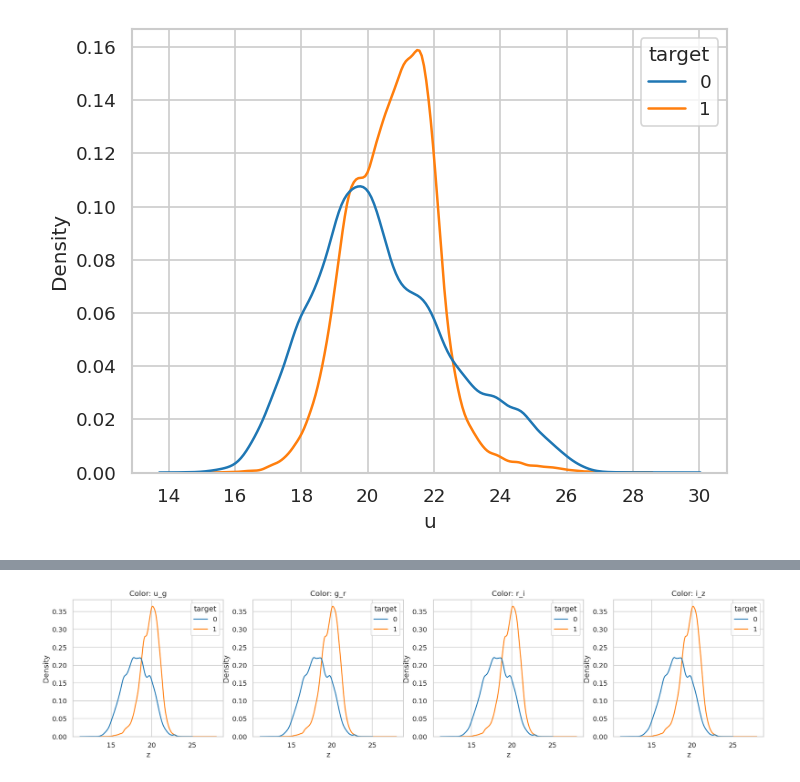
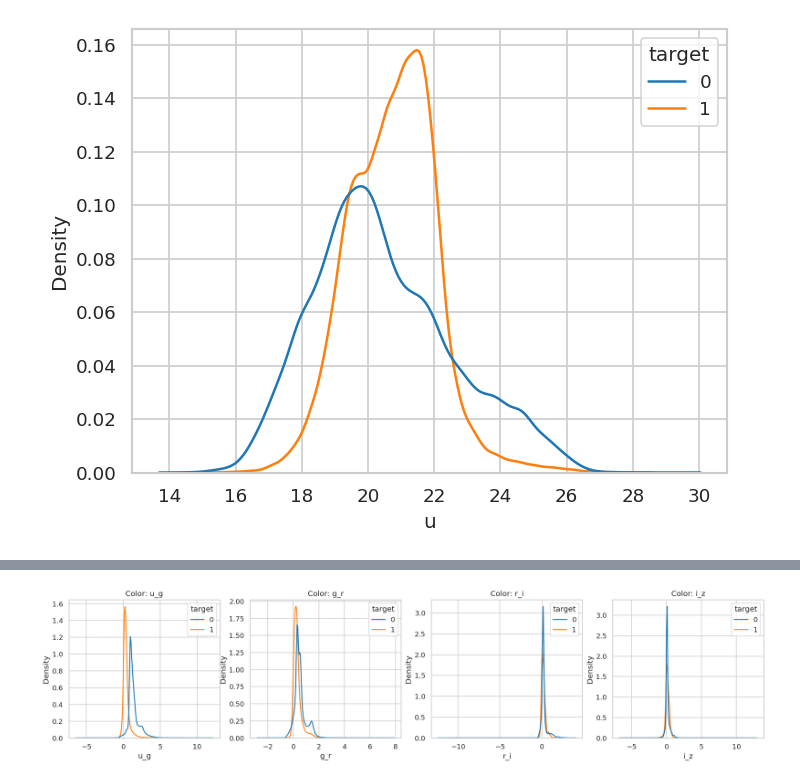
Before and after one commit to sunspritejsp/sdss-quasar-classification, a Jupyter notebook: notebooks/03_eda_visualizations.ipynb, the cells around one changed output, grey strips where cells are left out. Drawn from its saved outputs; the diff is of its cells as text; code cells hidden in the pictures.

```diff
--- a/notebooks/03_eda_visualizations.ipynb
+++ b/notebooks/03_eda_visualizations.ipynb
@@ -66,14 +66,14 @@ plt.show()
 # %%
 fig, axes = plt.subplots(1, 4, figsize=(20,4))
 
 for i, color in enumerate(colors):
-    sns.kdeplot(data=df,x=band,hue='target', common_norm=False, ax=axes[i])
+    sns.kdeplot(data=df,x=color,hue='target', common_norm=False, ax=axes[i])
     axes[i].set_title(f"Color: {color}")
 
 #plt.tight_layout()
 plt.show()
 # %% [output]
-[figure, old version]
+[figure, new version]
 # %% [markdown]
 - Raw band KDEs don't tell a lot of things alone, they overlap almost completely, mainly because of the objects' distances and overall luminosity
 - By working with color differentials, it's possible to see how targets differ. QSOs u-g peak much higher (bluer) than stars.
```
Also changed, not shown: parts of 6 cells of this notebook.
